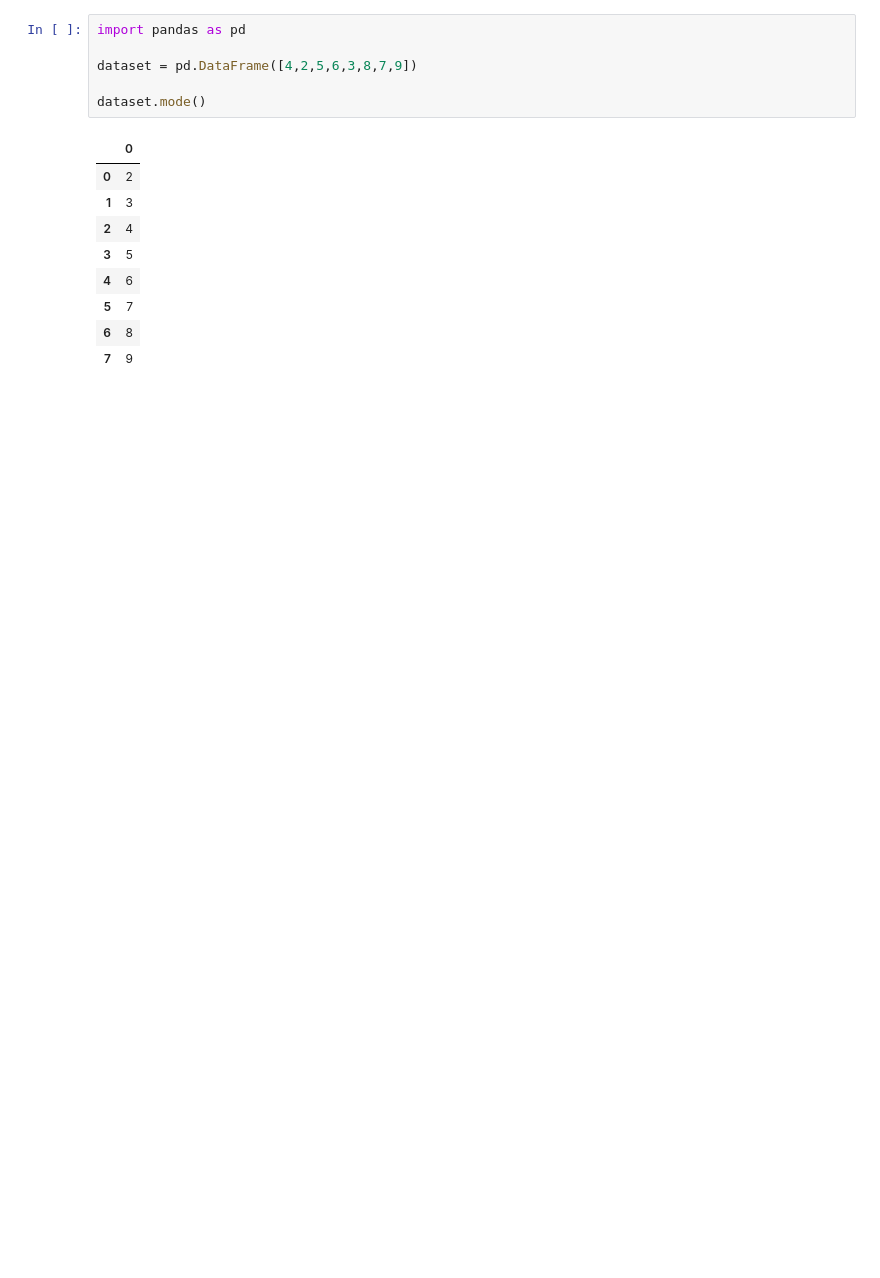
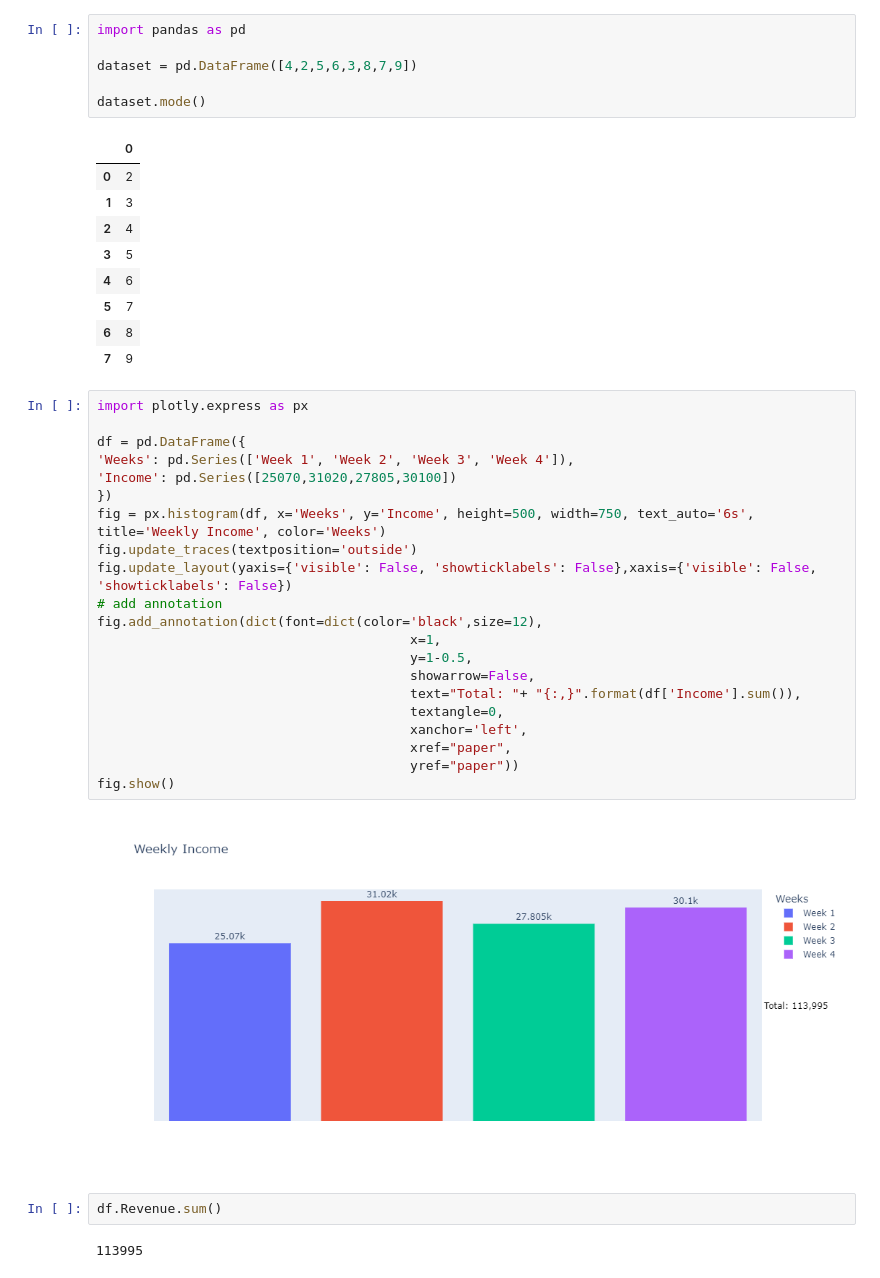
Before and after one commit to mart-anthony-stark/Machine-Learning-and-Deep-Learning, a Jupyter notebook: Suicidal Behaviours Among Adolescents/Untitled.ipynb, the cells around one changed output. Drawn from its saved outputs; the diff is of its cells as text; blank space fills up the shorter version.

```diff
--- a/Suicidal Behaviours Among Adolescents/Untitled.ipynb
+++ b/Suicidal Behaviours Among Adolescents/Untitled.ipynb
@@ -14,3 +14,30 @@ dataset.mode()
 | 5 | 7 |
 | 6 | 8 |
 | 7 | 9 |
+# %%
+import plotly.express as px
+
+df = pd.DataFrame({
+'Weeks': pd.Series(['Week 1', 'Week 2', 'Week 3', 'Week 4']),
+'Income': pd.Series([25070,31020,27805,30100])
+})
+fig = px.histogram(df, x='Weeks', y='Income', height=500, width=750, text_auto='6s', title='Weekly Income', color='Weeks')
+fig.update_traces(textposition='outside')
+fig.update_layout(yaxis={'visible': False, 'showticklabels': False},xaxis={'visible': False, 'showticklabels': False})
+# add annotation
+fig.add_annotation(dict(font=dict(color='black',size=12),
+                                        x=1,
+                                        y=1-0.5,
+                                        showarrow=False,
+                                        text="Total: "+ "{:,}".format(df['Income'].sum()),
+                                        textangle=0,
+                                        xanchor='left',
+                                        xref="paper",
+                                        yref="paper"))
+fig.show()
+# %% [output]
+[figure, added]
+# %%
+df.Revenue.sum()
+# %% [output]
+113995
```
Also changed, not shown: parts of 2 cells of this notebook.
